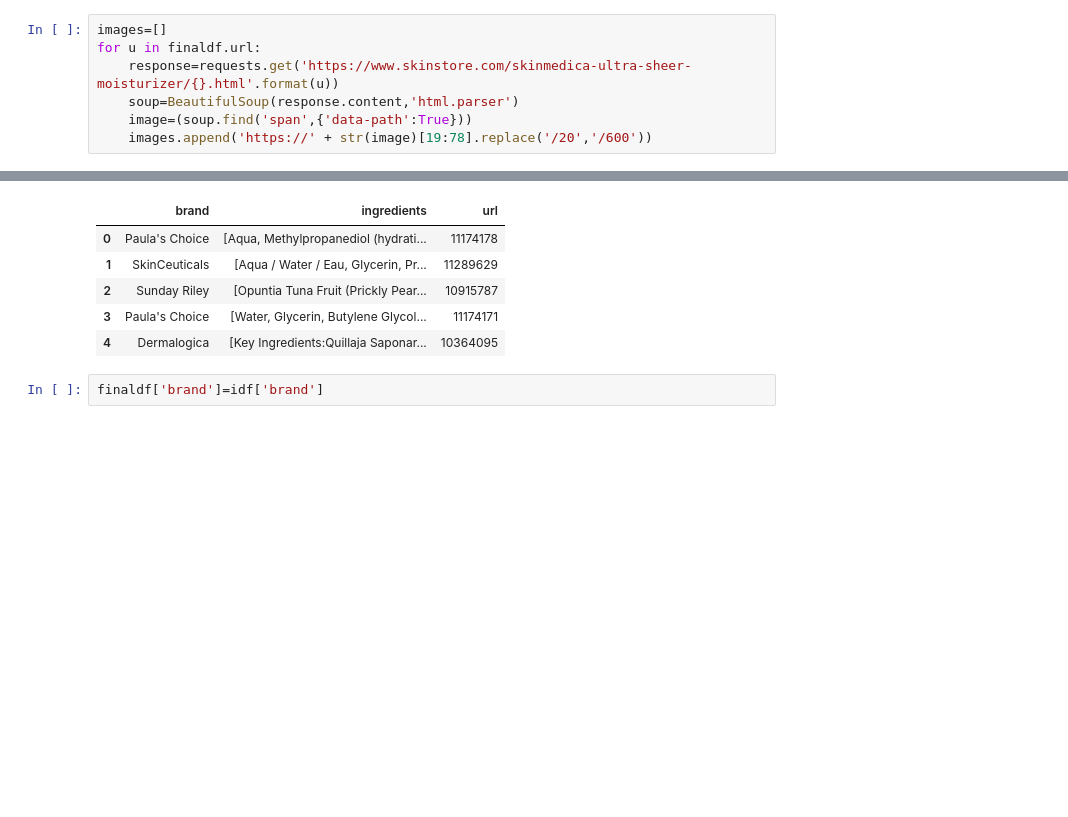
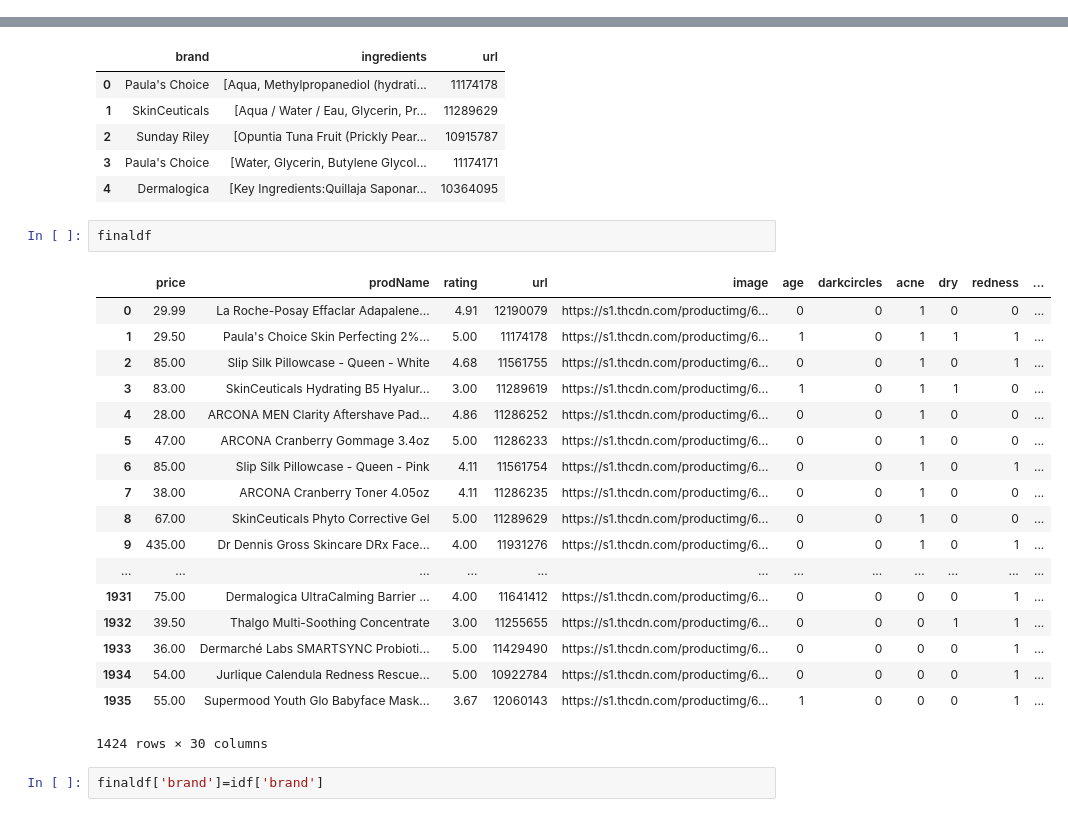
Before and after one commit to mackenziemitchell6/SkinCareRoutine, a Jupyter notebook: _GettingAllSkinStoreData.ipynb, the cells around one changed output, grey strips where cells are left out. Drawn from its saved outputs; the diff is of its cells as text; blank space fills up the shorter version.

```diff
--- a/_GettingAllSkinStoreData.ipynb
+++ b/_GettingAllSkinStoreData.ipynb
@@ -101,13 +101,6 @@ datadict=[]
 for i,r,p,u in zip(braa,ratee,pri,ur):
     datadict.append({'prodName':i,'rating':r,'price':p,'url':u})
 finaldf=pd.DataFrame(datadict)
-# %%
-images=[]
-for u in finaldf.url:
-    response=requests.get('https://www.skinstore.com/skinmedica-ultra-sheer-moisturizer/{}.html'.format(u))
-    soup=BeautifulSoup(response.content,'html.parser')
-    image=(soup.find('span',{'data-path':True}))
-    images.append('https://' + str(image)[19:78].replace('/20','/600'))
 # %%
 finaldf['image']=images
 # %%
@@ -195,6 +189,27 @@ idf.head()
 | 2 | Sunday Riley | [Opuntia Tuna Fruit (Prickly Pear... | 10915787 |
 | 3 | Paula's Choice | [Water, Glycerin, Butylene Glycol... | 11174171 |
 | 4 | Dermalogica | [Key Ingredients:Quillaja Saponar... | 10364095 |
+# %%
+finaldf
+# %% [output]
+|  | price | prodName | rating | url | image | age | darkcircles | acne | dry | redness | ... |
+| 0 | 29.99 | La Roche-Posay Effaclar Adapalene... | 4.91 | 12190079 | https://s1.thcdn.com/productimg/6... | 0 | 0 | 1 | 0 | 0 | ... |
+| 1 | 29.50 | Paula's Choice Skin Perfecting 2%... | 5.00 | 11174178 | https://s1.thcdn.com/productimg/6... | 1 | 0 | 1 | 1 | 1 | ... |
+| 2 | 85.00 | Slip Silk Pillowcase - Queen - White | 4.68 | 11561755 | https://s1.thcdn.com/productimg/6... | 0 | 0 | 1 | 0 | 1 | ... |
+| 3 | 83.00 | SkinCeuticals Hydrating B5 Hyalur... | 3.00 | 11289619 | https://s1.thcdn.com/productimg/6... | 1 | 0 | 1 | 1 | 0 | ... |
+| 4 | 28.00 | ARCONA MEN Clarity Aftershave Pad... | 4.86 | 11286252 | https://s1.thcdn.com/productimg/6... | 0 | 0 | 1 | 0 | 0 | ... |
+| 5 | 47.00 | ARCONA Cranberry Gommage 3.4oz | 5.00 | 11286233 | https://s1.thcdn.com/productimg/6... | 0 | 0 | 1 | 0 | 0 | ... |
+| 6 | 85.00 | Slip Silk Pillowcase - Queen - Pink | 4.11 | 11561754 | https://s1.thcdn.com/productimg/6... | 0 | 0 | 1 | 0 | 1 | ... |
+| 7 | 38.00 | ARCONA Cranberry Toner 4.05oz | 4.11 | 11286235 | https://s1.thcdn.com/productimg/6... | 0 | 0 | 1 | 0 | 0 | ... |
+| 8 | 67.00 | SkinCeuticals Phyto Corrective Gel | 5.00 | 11289629 | https://s1.thcdn.com/productimg/6... | 0 | 0 | 1 | 0 | 0 | ... |
+| 9 | 435.00 | Dr Dennis Gross Skincare DRx Face... | 4.00 | 11931276 | https://s1.thcdn.com/productimg/6... | 0 | 0 | 1 | 0 | 1 | ... |
+| ... | ... | ... | ... | ... | ... | ... | ... | ... | ... | ... | ... |
+| 1931 | 75.00 | Dermalogica UltraCalming Barrier ... | 4.00 | 11641412 | https://s1.thcdn.com/productimg/6... | 0 | 0 | 0 | 0 | 1 | ... |
+| 1932 | 39.50 | Thalgo Multi-Soothing Concentrate | 3.00 | 11255655 | https://s1.thcdn.com/productimg/6... | 0 | 0 | 0 | 1 | 1 | ... |
+| 1933 | 36.00 | Dermarché Labs SMARTSYNC Probioti... | 5.00 | 11429490 | https://s1.thcdn.com/productimg/6... | 0 | 0 | 0 | 0 | 1 | ... |
+| 1934 | 54.00 | Jurlique Calendula Redness Rescue... | 5.00 | 10922784 | https://s1.thcdn.com/productimg/6... | 0 | 0 | 0 | 0 | 1 | ... |
+| 1935 | 55.00 | Supermood Youth Glo Babyface Mask... | 3.67 | 12060143 | https://s1.thcdn.com/productimg/6... | 1 | 0 | 0 | 0 | 1 | ... |
+1424 rows × 30 columns
 # %%
 finaldf['brand']=idf['brand']
 # %%
```
Also changed, not shown: parts of 3 cells of this notebook, 37 other files.
